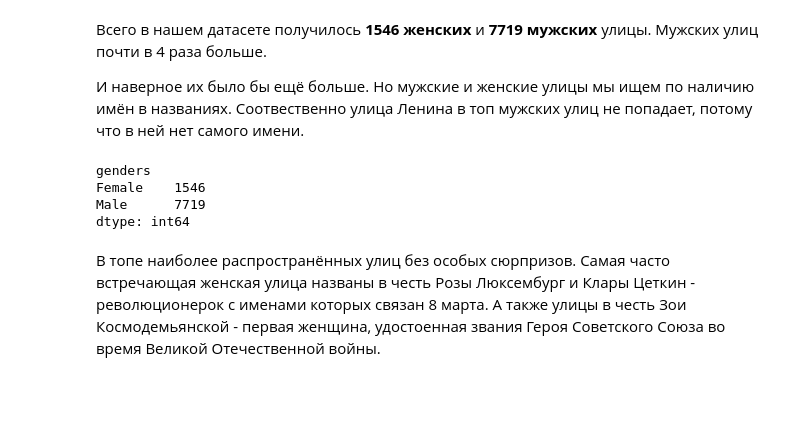
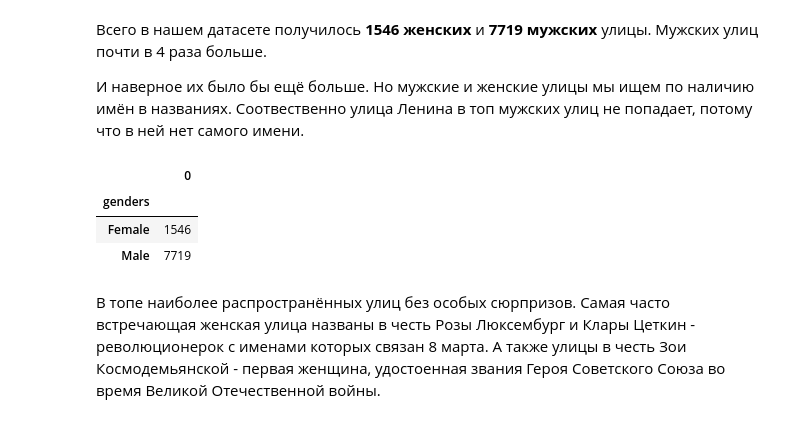
Before and after one commit to kkruglik/female_streets, a Jupyter notebook: russian_streets.ipynb, the cells around one changed output. Cells and saved outputs as stored; diff of their text form; code cells hidden in the pictures; blank space fills up the shorter version.

```diff
--- a/russian_streets.ipynb
+++ b/russian_streets.ipynb
@@ -303,12 +303,12 @@ df.sample(5)
 И наверное их было бы ещё больше. Но мужские и женские улицы мы ищем по наличию имён в названиях. Соотвественно улица Ленина в топ мужских улиц не попадает, потому что в ней нет самого имени.
 # %%
 # сколько мужских и женских улиц
-df.groupby('genders').size()
+df.groupby('genders').size().to_frame()
 # %% [output]
-genders
-Female    1546
-Male      7719
-dtype: int64
+|  | 0 |
+| genders |  |
+| Female | 1546 |
+| Male | 7719 |
 # %% [markdown]
 В топе наиболее распространённых улиц без особых сюрпризов. Самая часто встречающая женская улица названы в честь Розы Люксембург и Клары Цеткин - революционерок с именами которых связан 8 марта. А также улицы в честь Зои Космодемьянской - первая женщина, удостоенная звания Героя Советского Союза во время Великой Отечественной войны.
 # %%
```
